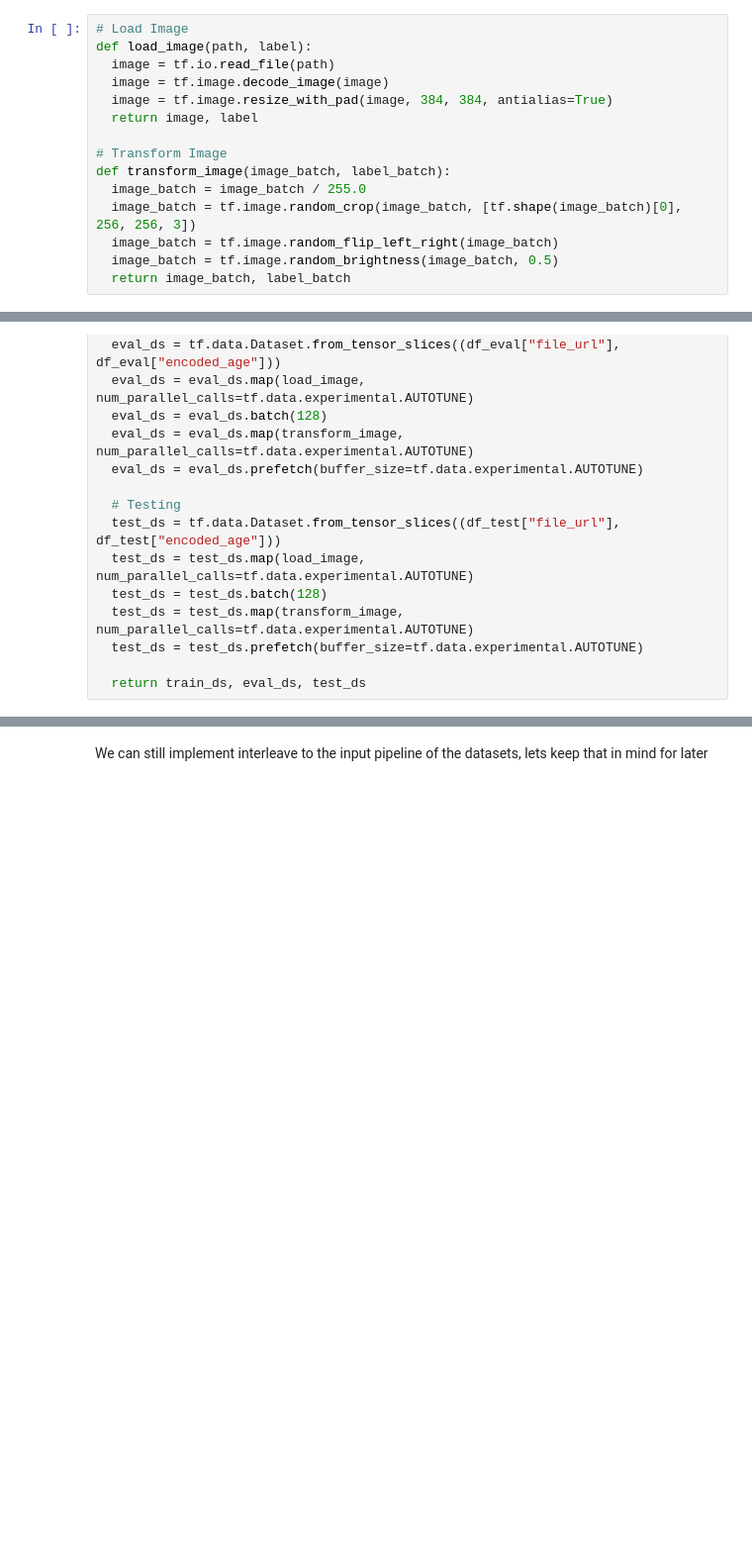
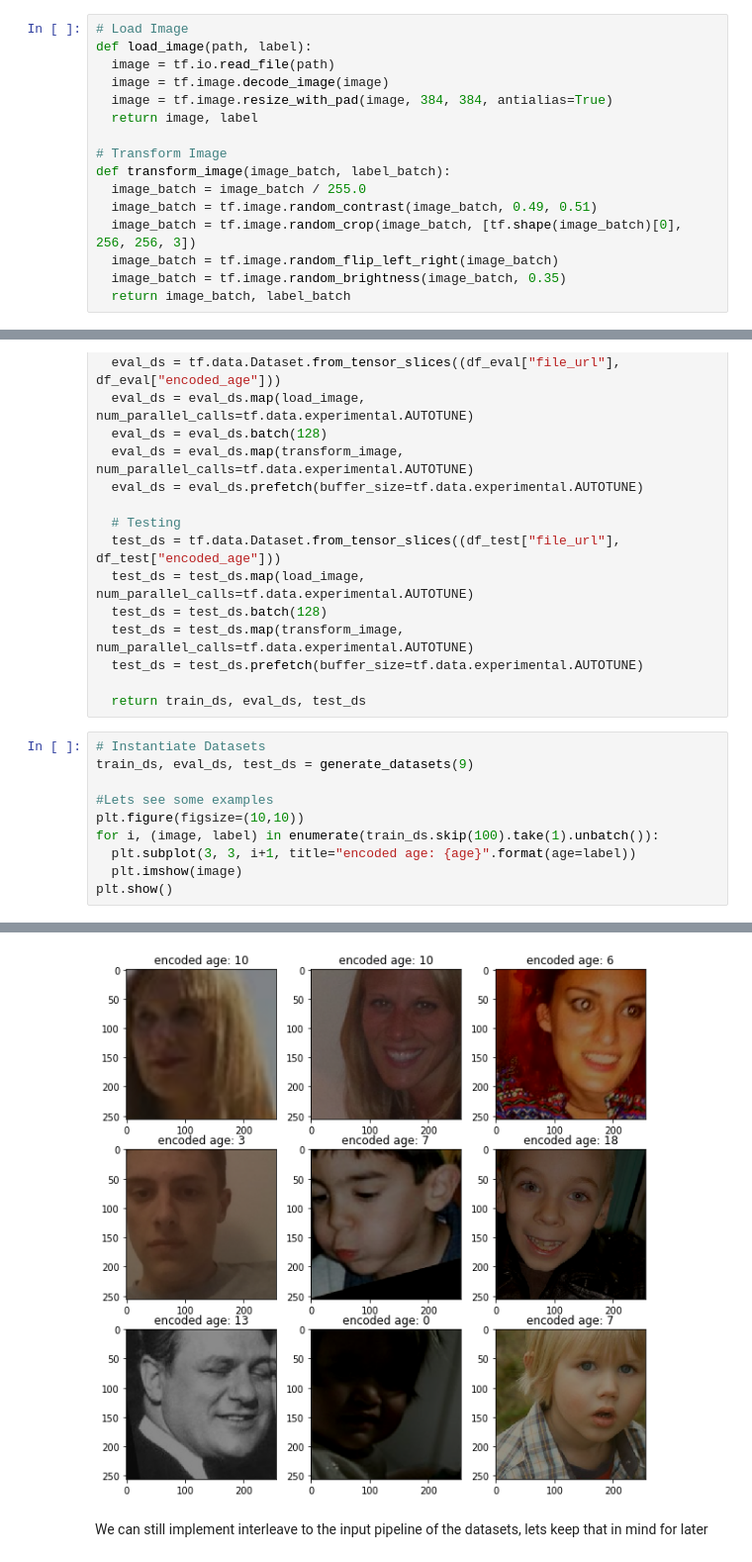
Before and after one commit to elpapi42/AgeClassifier, a Jupyter notebook: AgeClassifier.ipynb, the cells around one changed output, grey strips where cells are left out. Shown at 99% size. Cells and saved outputs as stored; diff of their text form; blank space fills up the shorter version.

```diff
--- a/AgeClassifier.ipynb
+++ b/AgeClassifier.ipynb
@@ -224,9 +234,10 @@ def load_image(path, label):
 # Transform Image
 def transform_image(image_batch, label_batch):
   image_batch = image_batch / 255.0
+  image_batch = tf.image.random_contrast(image_batch, 0.49, 0.51)
   image_batch = tf.image.random_crop(image_batch, [tf.shape(image_batch)[0], 256, 256, 3])
   image_batch = tf.image.random_flip_left_right(image_batch)
-  image_batch = tf.image.random_brightness(image_batch, 0.5)
+  image_batch = tf.image.random_brightness(image_batch, 0.35)
   return image_batch, label_batch
 # %%
 # Create Datasets for train, evaluation and testing
@@ -253,3 +264,14 @@ def generate_datasets(train_batch_size):
   test_ds = test_ds.prefetch(buffer_size=tf.data.experimental.AUTOTUNE)
 
   return train_ds, eval_ds, test_ds
+# %%
+# Instantiate Datasets
+train_ds, eval_ds, test_ds = generate_datasets(9)
+
+#Lets see some examples
+plt.figure(figsize=(10,10))
+for i, (image, label) in enumerate(train_ds.skip(100).take(1).unbatch()):
+  plt.subplot(3, 3, i+1, title="encoded age: {age}".format(age=label))
+  plt.imshow(image)
+plt.show()
+# %% [output]
@@ -256,3 +282,4 @@ def generate_datasets(train_batch_size):
+[figure, added]
 # %% [markdown]
 We can still implement interleave to the input pipeline of the datasets, lets keep that in mind for later
 # %% [markdown]
```
Also changed, not shown: parts of 2 cells of this notebook.
